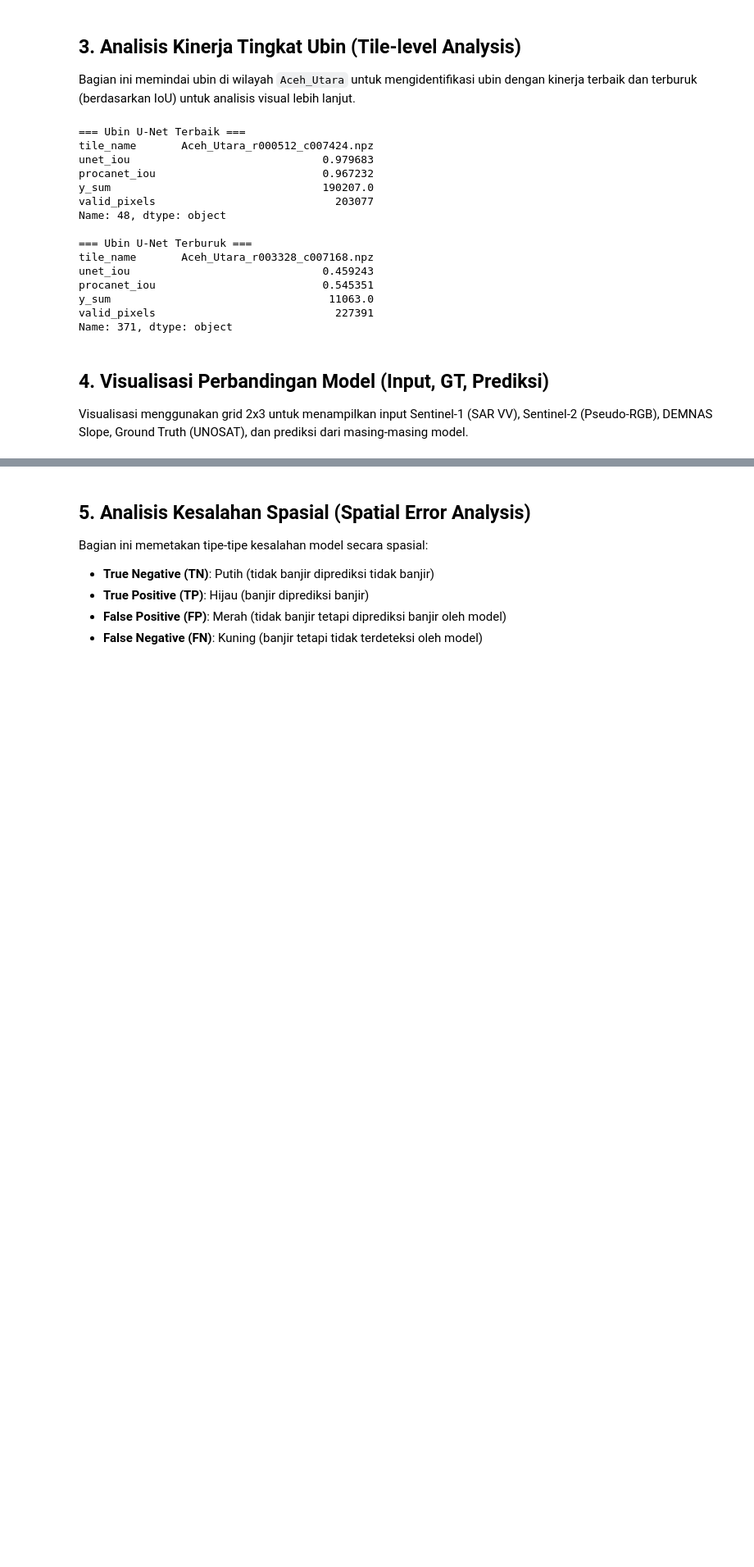
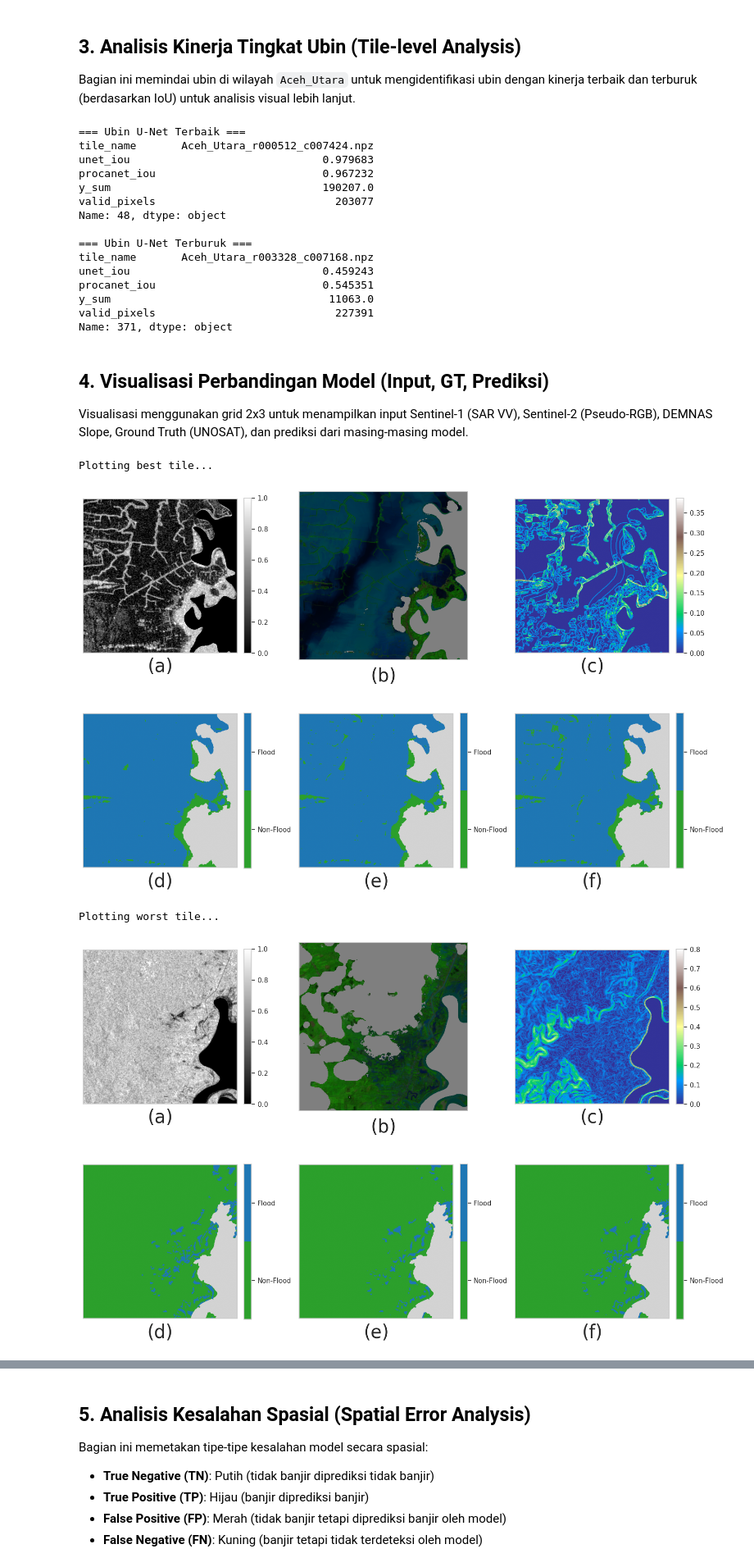
Before and after one commit to TitoTFP/skripsi, a Jupyter notebook: notebooks/inference_analysis.ipynb, the cells around one changed output, grey strips where cells are left out. Shown at 82% size. Cells and saved outputs as stored; diff of their text form; code cells hidden in the pictures; blank space fills up the shorter version.

```diff
--- a/notebooks/inference_analysis.ipynb
+++ b/notebooks/inference_analysis.ipynb
@@ -227,7 +227,7 @@ def plot_tile_comparison(tile_name, region="Aceh_Utara"):
 
     # S1 SAR
     im0 = axes[0, 0].imshow(vv, cmap="gray")
-    axes[0, 0].set_title("Sentinel-1 SAR (VV Normalized)")
+    axes[0, 0].set_title("(a)", fontsize=30, y=-0.15)
     fig.colorbar(im0, ax=axes[0, 0], fraction=0.046, pad=0.04)
 
     # S2 RGB
@@ -239,39 +239,49 @@ def plot_tile_comparison(tile_name, region="Aceh_Utara"):
         axes[0, 1].imshow(rgb_masked)
     else:
         axes[0, 1].imshow(rgb)
-    axes[0, 1].set_title("Sentinel-2 Pseudo-RGB")
+    axes[0, 1].set_title("(b)", fontsize=30, y=-0.15)
 
     # Slope
     im2 = axes[0, 2].imshow(slope, cmap="terrain")
-    axes[0, 2].set_title("DEMNAS Slope (Normalized)")
+    axes[0, 2].set_title("(c)", fontsize=30, y=-0.15)
     fig.colorbar(im2, ax=axes[0, 2], fraction=0.046, pad=0.04)
 
     cmap_seg = mcolors.ListedColormap(["#2ca02c", "#1f77b4"])
     cmap_seg.set_bad(color="#d3d3d3")
 
     # Ground Truth
     im3 = axes[1, 0].imshow(y_gt_masked, cmap=cmap_seg, vmin=0, vmax=1)
-    axes[1, 0].set_title("Ground Truth (UNOSAT)")
+    axes[1, 0].set_title("(d)", fontsize=30, y=-0.15)
     cbar3 = fig.colorbar(im3, ax=axes[1, 0], fraction=0.046, pad=0.04, ticks=[0.25, 0.75])
     cbar3.ax.set_yticklabels(["Non-Flood", "Flood"])
 
     # U-Net
     im4 = axes[1, 1].imshow(unet_pred_masked, cmap=cmap_seg, vmin=0, vmax=1)
-    axes[1, 1].set_title("U-Net Prediction")
+    axes[1, 1].set_title("(e)", fontsize=30, y=-0.15)
     cbar4 = fig.colorbar(im4, ax=axes[1, 1], fraction=0.046, pad=0.04, ticks=[0.25, 0.75])
     cbar4.ax.set_yticklabels(["Non-Flood", "Flood"])
 
     # ProCANet
     im5 = axes[1, 2].imshow(procanet_pred_masked, cmap=cmap_seg, vmin=0, vmax=1)
-    axes[1, 2].set_title("ProCANet Prediction")
+    axes[1, 2].set_title("(f)", fontsize=30, y=-0.15)
     cbar5 = fig.colorbar(im5, ax=axes[1, 2], fraction=0.046, pad=0.04, ticks=[0.25, 0.75])
     cbar5.ax.set_yticklabels(["Non-Flood", "Flood"])
 
     for row in axes:
         for ax in row:
             ax.set_xticks([])
             ax.set_yticks([])
 
-    fig.suptitle(f"Visualisasi Perbandingan Model\nTile: {tile_name}", fontsize=16, fontweight="bold")
+    # fig.suptitle(f"Visualisasi Perbandingan Model\nTile: {tile_name}", fontsize=16, fontweight="bold")
     plt.tight_layout()
     plt.show()
+
+print("Plotting best tile...")
+plot_tile_comparison(best_unet["tile_name"])
+print("Plotting worst tile...")
+plot_tile_comparison(worst_unet["tile_name"])
+# %% [output]
+Plotting best tile...
+[figure, added]
+Plotting worst tile...
+[figure, added]
```
Also changed, not shown: parts of 3 cells of this notebook, 1 other file.
